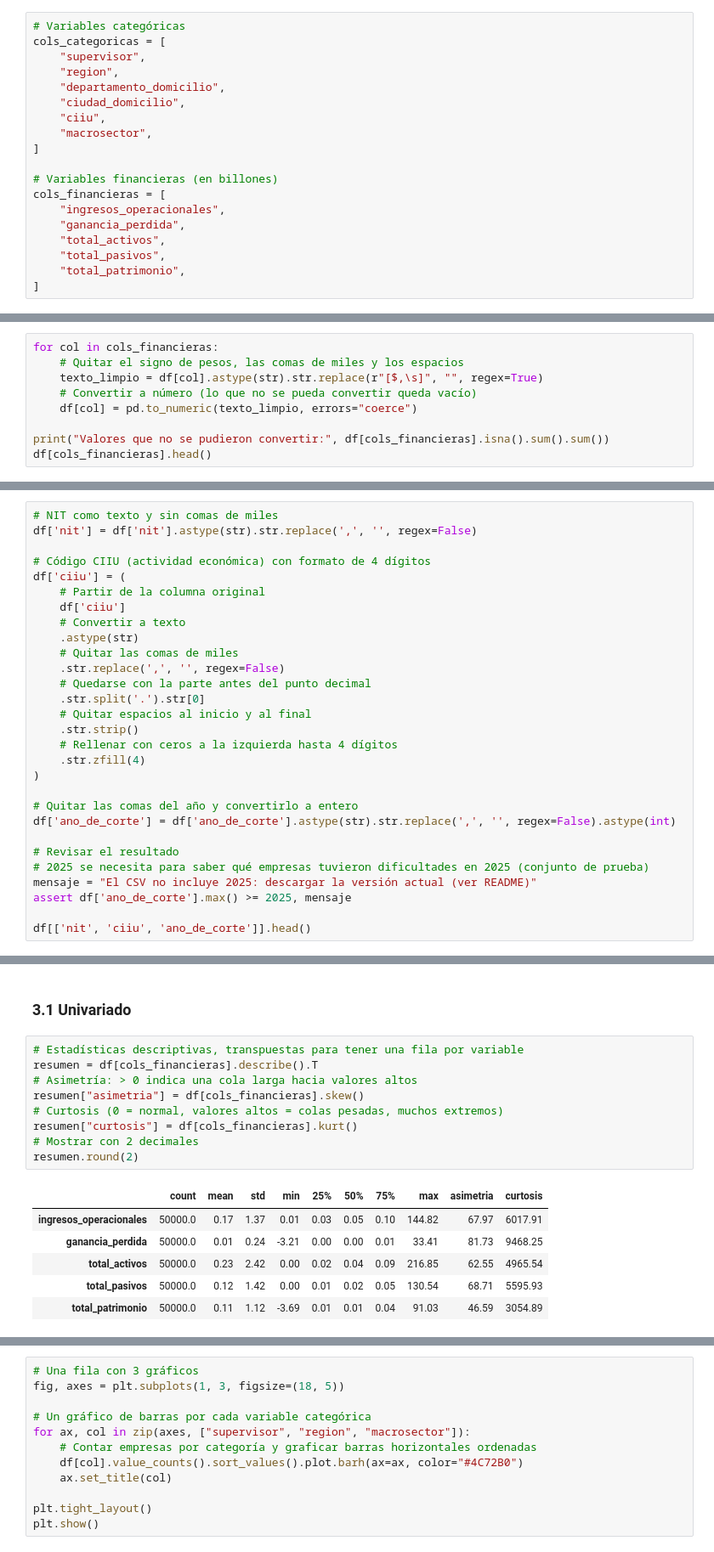
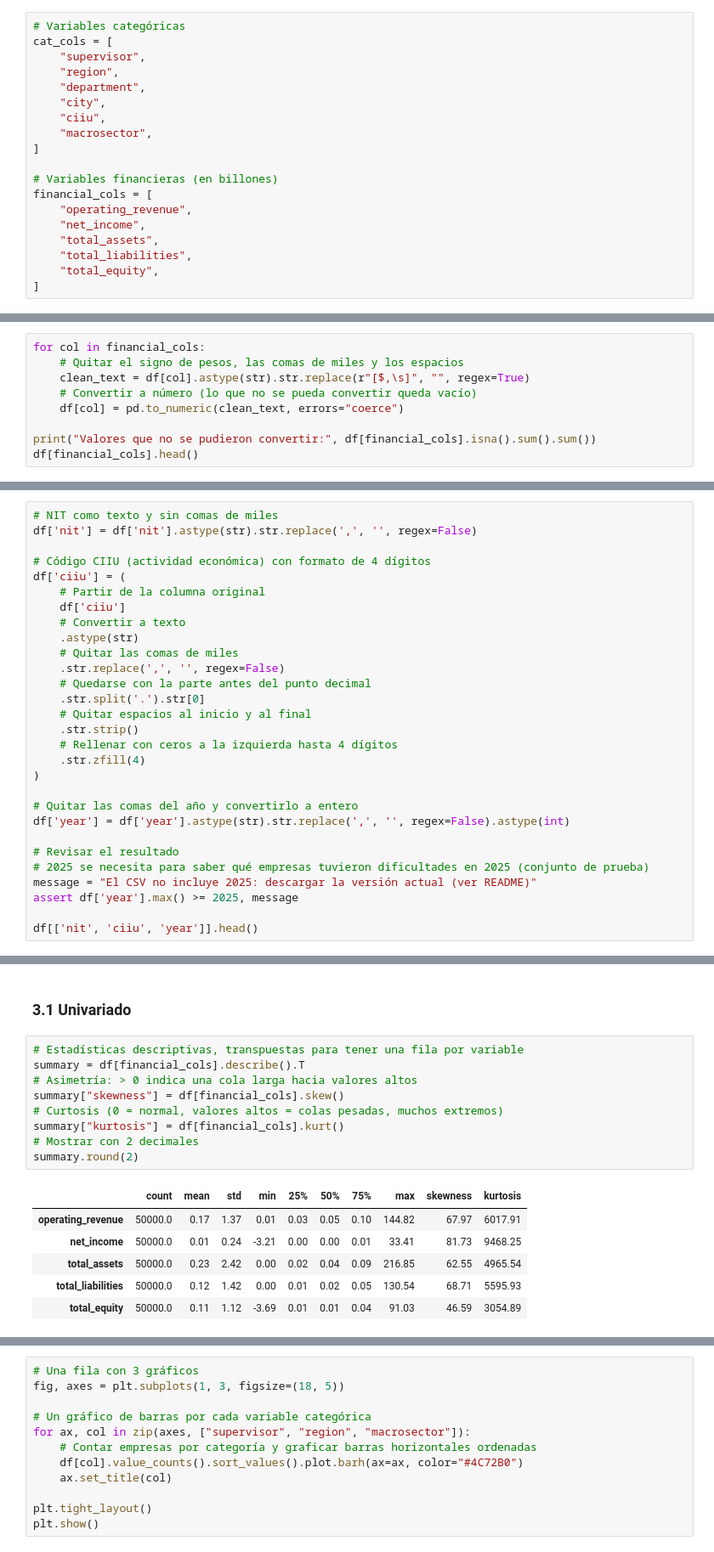
Before and after one commit to JeroHoyos/alerta_temprana_de_dificultades_financieras, a Jupyter notebook: notebook.ipynb, the cells around one changed output, grey strips where cells are left out. Shown at 85% size. Drawn from its saved outputs; the diff is of its cells as text.

```diff
--- a/notebook.ipynb
+++ b/notebook.ipynb
@@ -207,34 +227,34 @@ df.columns.tolist()
 # %%
 # Variables categóricas
-cols_categoricas = [
+cat_cols = [
     "supervisor",
     "region",
-    "departamento_domicilio",
-    "ciudad_domicilio",
+    "department",
+    "city",
     "ciiu",
     "macrosector",
 ]
 
 # Variables financieras (en billones)
-cols_financieras = [
-    "ingresos_operacionales",
-    "ganancia_perdida",
-    "total_activos",
-    "total_pasivos",
-    "total_patrimonio",
+financial_cols = [
+    "operating_revenue",
+    "net_income",
+    "total_assets",
+    "total_liabilities",
+    "total_equity",
 ]
 # %% [markdown]
 <a id="sec-2-3"></a>
 ### 2.3 Variables financieras
 Llegan como texto (con signo de pesos, comas y espacios) y se convierten a número.
 # %%
-for col in cols_financieras:
+for col in financial_cols:
     # Quitar el signo de pesos, las comas de miles y los espacios
-    texto_limpio = df[col].astype(str).str.replace(r"[$,\s]", "", regex=True)
+    clean_text = df[col].astype(str).str.replace(r"[$,\s]", "", regex=True)
     # Convertir a número (lo que no se pueda convertir queda vacío)
-    df[col] = pd.to_numeric(texto_limpio, errors="coerce")
+    df[col] = pd.to_numeric(clean_text, errors="coerce")
 
-print("Valores que no se pudieron convertir:", df[cols_financieras].isna().sum().sum())
-df[cols_financieras].head()
+print("Valores que no se pudieron convertir:", df[financial_cols].isna().sum().sum())
+df[financial_cols].head()
 # %% [output]
 Valores que no se pudieron convertir: 0
@@ -268,12 +288,12 @@ df['ciiu'] = (
 )
 
 # Quitar las comas del año y convertirlo a entero
-df['ano_de_corte'] = df['ano_de_corte'].astype(str).str.replace(',', '', regex=False).astype(int)
+df['year'] = df['year'].astype(str).str.replace(',', '', regex=False).astype(int)
 
 # Revisar el resultado
 # 2025 se necesita para saber qué empresas tuvieron dificultades en 2025 (conjunto de prueba)
-mensaje = "El CSV no incluye 2025: descargar la versión actual (ver README)"
-assert df['ano_de_corte'].max() >= 2025, mensaje
+message = "El CSV no incluye 2025: descargar la versión actual (ver README)"
+assert df['year'].max() >= 2025, message
 
-df[['nit', 'ciiu', 'ano_de_corte']].head()
+df[['nit', 'ciiu', 'year']].head()
 # %% [output]
@@ -291,19 +311,19 @@ df[['nit', 'ciiu', 'ano_de_corte']].head()
 ### 3.1 Univariado
 # %%
 # Estadísticas descriptivas, transpuestas para tener una fila por variable
-resumen = df[cols_financieras].describe().T
+summary = df[financial_cols].describe().T
 # Asimetría: > 0 indica una cola larga hacia valores altos
-resumen["asimetria"] = df[cols_financieras].skew()
+summary["skewness"] = df[financial_cols].skew()
 # Curtosis (0 = normal, valores altos = colas pesadas, muchos extremos)
-resumen["curtosis"] = df[cols_financieras].kurt()
+summary["kurtosis"] = df[financial_cols].kurt()
 # Mostrar con 2 decimales
-resumen.round(2)
+summary.round(2)
 # %% [output]
-|  | count | mean | std | min | 25% | 50% | 75% | max | asimetria | curtosis |
-| ingresos_operacionales | 50000.0 | 0.17 | 1.37 | 0.01 | 0.03 | 0.05 | 0.10 | 144.82 | 67.97 | 6017.91 |
-| ganancia_perdida | 50000.0 | 0.01 | 0.24 | -3.21 | 0.00 | 0.00 | 0.01 | 33.41 | 81.73 | 9468.25 |
-| total_activos | 50000.0 | 0.23 | 2.42 | 0.00 | 0.02 | 0.04 | 0.09 | 216.85 | 62.55 | 4965.54 |
-| total_pasivos | 50000.0 | 0.12 | 1.42 | 0.00 | 0.01 | 0.02 | 0.05 | 130.54 | 68.71 | 5595.93 |
-| total_patrimonio | 50000.0 | 0.11 | 1.12 | -3.69 | 0.01 | 0.01 | 0.04 | 91.03 | 46.59 | 3054.89 |
+|  | count | mean | std | min | 25% | 50% | 75% | max | skewness | kurtosis |
+| operating_revenue | 50000.0 | 0.17 | 1.37 | 0.01 | 0.03 | 0.05 | 0.10 | 144.82 | 67.97 | 6017.91 |
+| net_income | 50000.0 | 0.01 | 0.24 | -3.21 | 0.00 | 0.00 | 0.01 | 33.41 | 81.73 | 9468.25 |
+| total_assets | 50000.0 | 0.23 | 2.42 | 0.00 | 0.02 | 0.04 | 0.09 | 216.85 | 62.55 | 4965.54 |
+| total_liabilities | 50000.0 | 0.12 | 1.42 | 0.00 | 0.01 | 0.02 | 0.05 | 130.54 | 68.71 | 5595.93 |
+| total_equity | 50000.0 | 0.11 | 1.12 | -3.69 | 0.01 | 0.01 | 0.04 | 91.03 | 46.59 | 3054.89 |
 # %%
 # Distribución de los ingresos (escala logarítmica porque son muy asimétricos)
```
Also changed, not shown: parts of 64 cells of this notebook.
